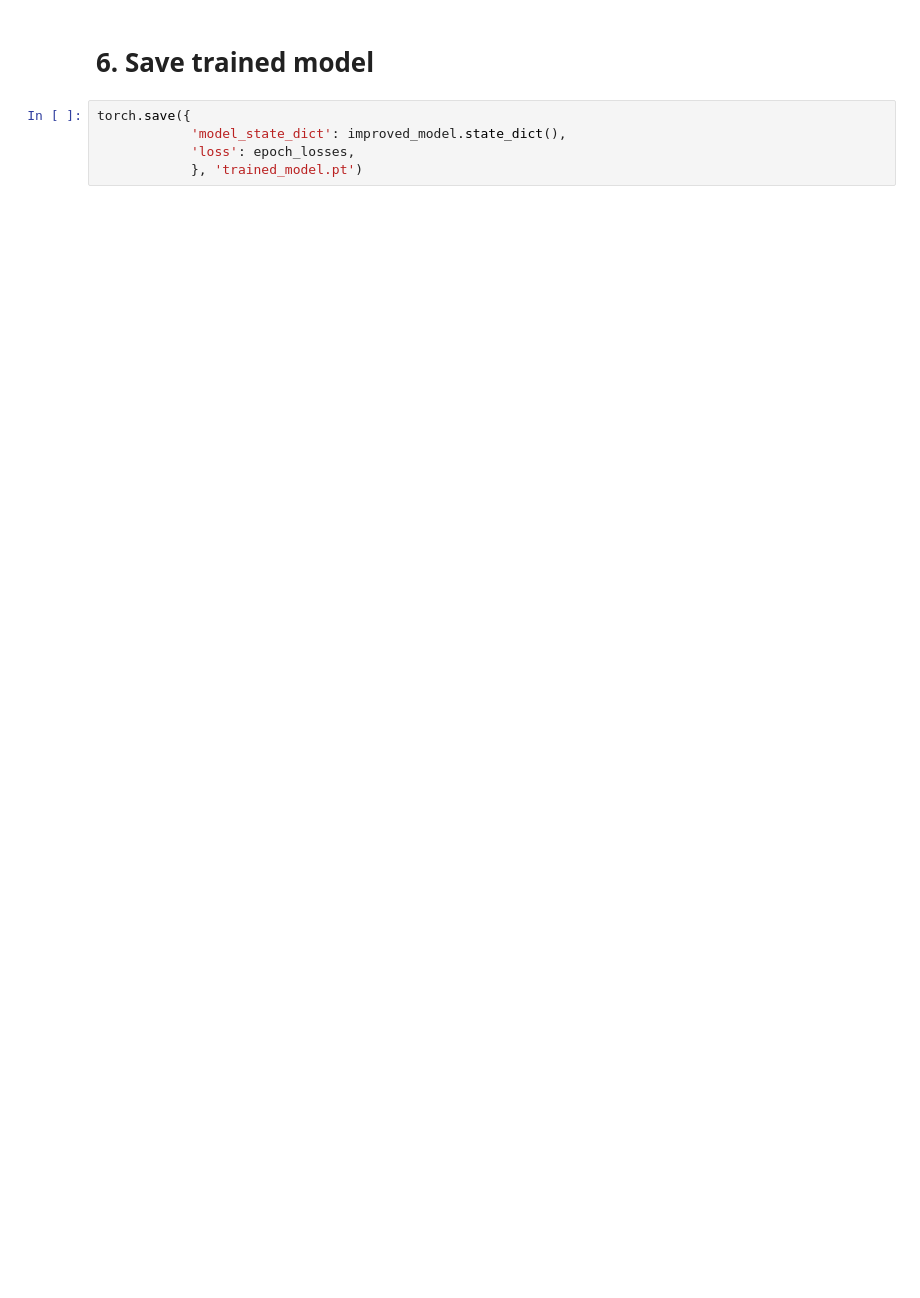
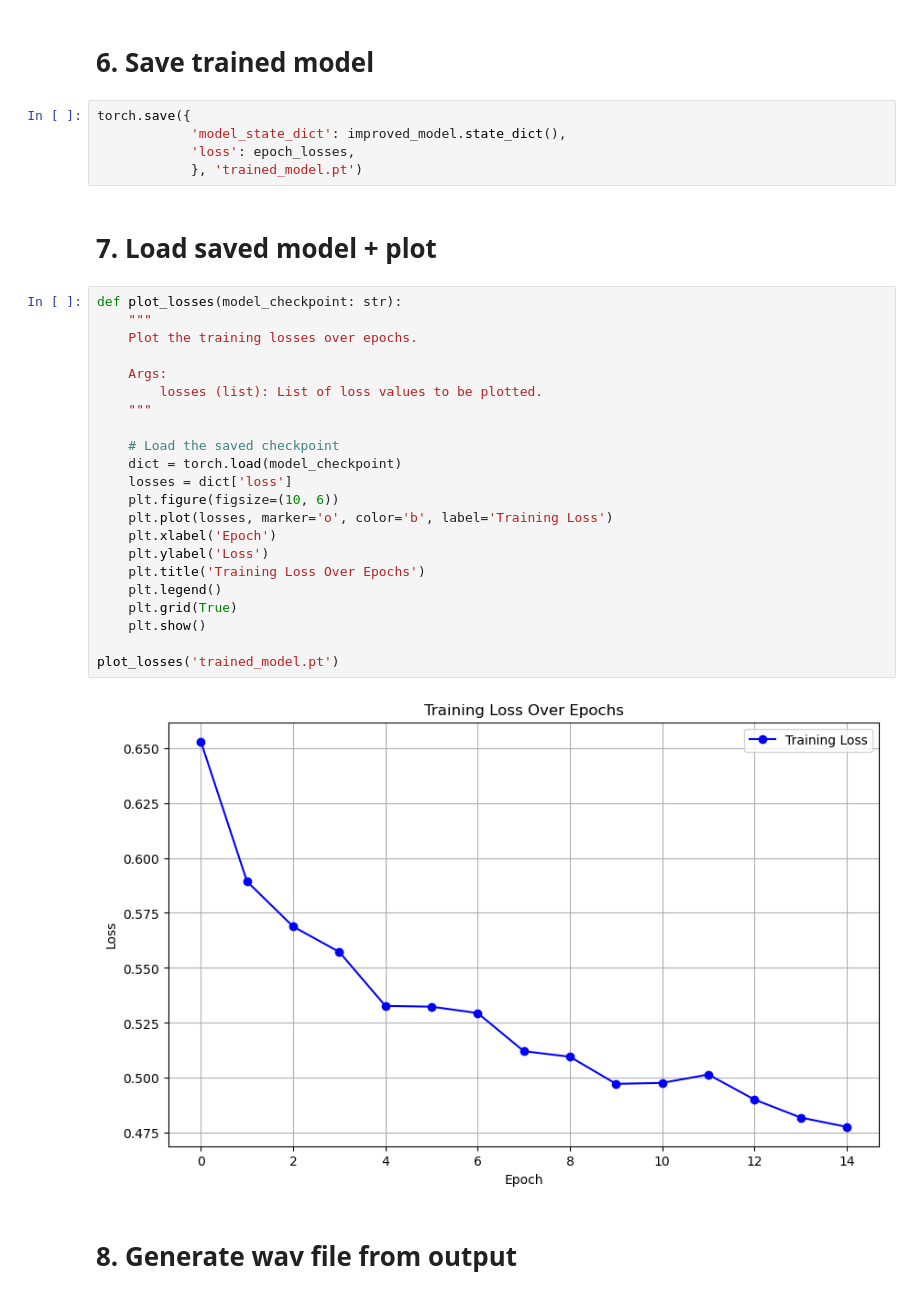
Before and after one commit to NicholasGranlund/SSY340-Music-Isolation-Project, a Jupyter notebook: music_isolator.ipynb, the cells around one changed output. Cells and saved outputs as stored; diff of their text form; blank space fills up the shorter version.

```diff
--- a/music_isolator.ipynb
+++ b/music_isolator.ipynb
@@ -298,3 +312,31 @@ torch.save({
             'model_state_dict': improved_model.state_dict(),
             'loss': epoch_losses,
             }, 'trained_model.pt')
+# %% [markdown]
+# 7. Load saved model + plot
+# %%
+def plot_losses(model_checkpoint: str):
+    """
+    Plot the training losses over epochs.
+
+    Args:
+        losses (list): List of loss values to be plotted.
+    """
+
+    # Load the saved checkpoint
+    dict = torch.load(model_checkpoint)
+    losses = dict['loss']
+    plt.figure(figsize=(10, 6))
+    plt.plot(losses, marker='o', color='b', label='Training Loss')
+    plt.xlabel('Epoch')
+    plt.ylabel('Loss')
+    plt.title('Training Loss Over Epochs')
+    plt.legend()
+    plt.grid(True)
+    plt.show()
+
+plot_losses('trained_model.pt')
+# %% [output]
+[figure, added]
+# %% [markdown]
+# 8. Generate wav file from output
```
Also changed, not shown: parts of 5 cells of this notebook.
